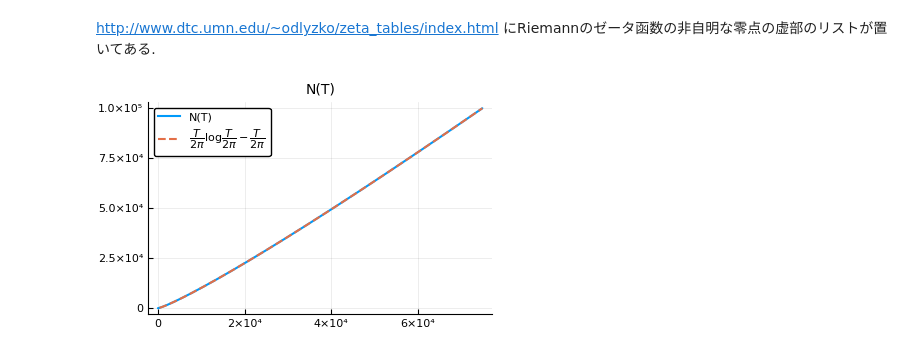
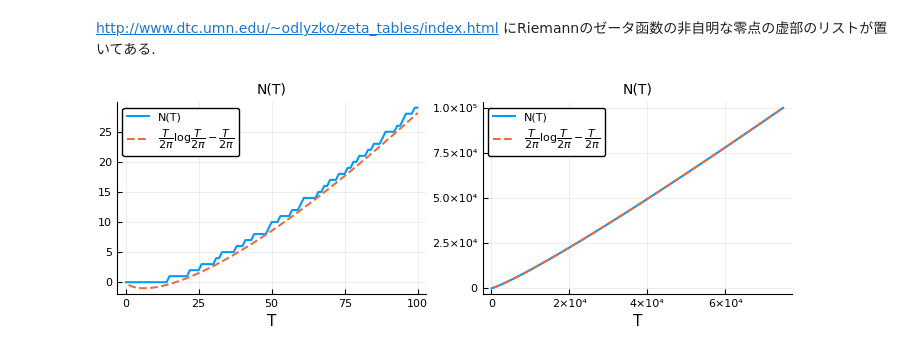
Before and after one commit to genkuroki/Calculus, a Jupyter notebook: A01 Smooth cutoff of Dirichlet series.ipynb, the cells around one changed output. Drawn from its saved outputs; the diff is of its cells as text; code cells hidden in the pictures.

```diff
--- a/A01 Smooth cutoff of Dirichlet series.ipynb
+++ b/A01 Smooth cutoff of Dirichlet series.ipynb
@@ -584,17 +588,21 @@ res = HTTP.get("http://www.dtc.umn.edu/~odlyzko/zeta_tables/zeros1",
 # %%
 # Nzeros(T) = N(T) のプロット
 
 zetazeros = parse.(Float64, split(String(res.body), "\n")[1:end-1])
 NZeros(T) = count(zetazeros .≤ T)
 AZeros(T) = T/(2π)*log(T/(2π)) - T/(2π)
 maxT = maximum(zetazeros)
-T = 0:maxT/200:maxT
 
 pyplot()
-plot(size=(400,250), legend=:topleft)
-plot!(title="N(T)", titlefontsize=10)
-plot!(T, NZeros.(T), label="N(T)", lw=1.5)
-plot!(T, AZeros.(T), label="\$\\dfrac{T}{2\\pi}\\log\\dfrac{T}{2\\pi} - \\dfrac{T}{2\\pi}\$",
-    ls=:dash, lw=1.5)
+PP = []
+for T in [0:100, 0:maxT/200:maxT]
+    P = plot(legend=:topleft, xlabel="T")
+    plot!(title="N(T)", titlefontsize=10)
+    plot!(T, NZeros.(T), label="N(T)", lw=1.5)
+    plot!(T, AZeros.(T), label="\$\\dfrac{T}{2\\pi}\\log\\dfrac{T}{2\\pi} - \\dfrac{T}{2\\pi}\$",
+        ls=:dash, lw=1.5)
+    push!(PP, P)
+end
+plot(PP..., size=(700,250))
 # %% [output]
-[figure, old version]
+[figure, new version]
```
Also changed, not shown: parts of 3 cells of this notebook.
